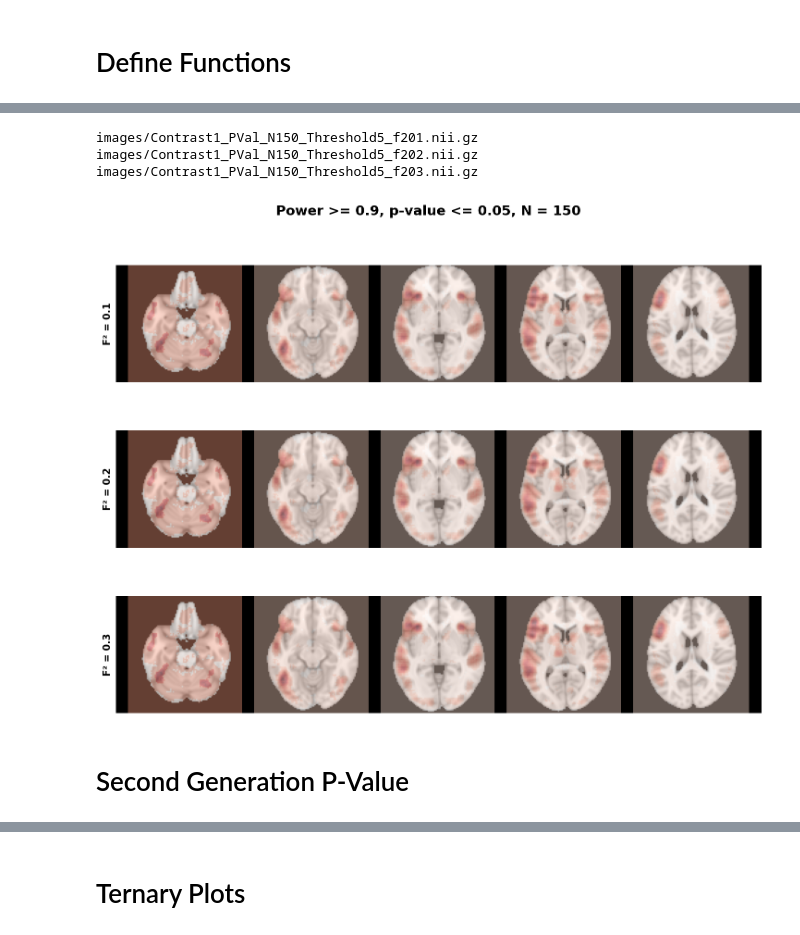
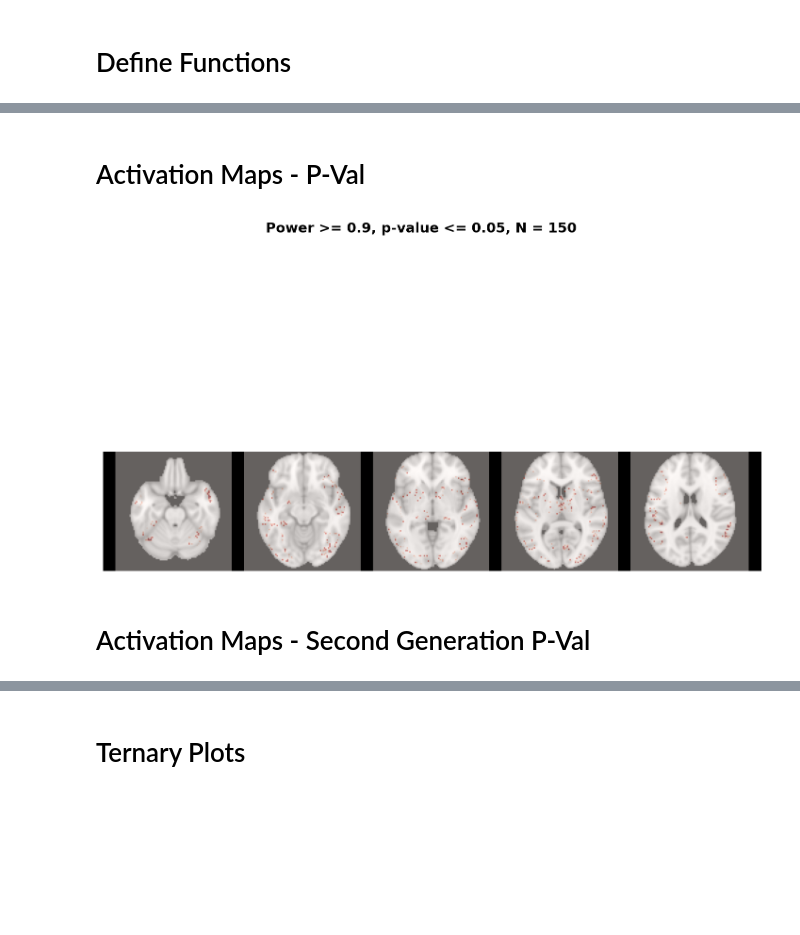
Before and after one commit to eplarocco/brain_science_for_ds, a Jupyter notebook: Power_PVal_2nd_Gen_PVal.ipynb, the cells around one changed output, grey strips where cells are left out. Drawn from its saved outputs; the diff is of its cells as text; code cells hidden in the pictures; blank space fills up the shorter version.

```diff
--- a/Power_PVal_2nd_Gen_PVal.ipynb
+++ b/Power_PVal_2nd_Gen_PVal.ipynb
@@ -121,9 +209,7 @@ images/Contrast1_Power_N150_p05_Power90_f203.nii.gz
 # %%
 # Define the activation files
 activation_files = [
-    'images/Contrast1_Power_N150_p05_Power90_f201.nii.gz',
-    'images/Contrast1_Power_N150_p05_Power90_f202.nii.gz',
-    'images/Contrast1_Power_N150_p05_Power90_f203.nii.gz'
+    'images/PowerContrast_N150_p05_Power90_f201.nii.gz'
 ]
 
 # Load the anatomical image
@@ -143,7 +229,7 @@ for row, activation_file in enumerate(activation_files):
     activation_data = activation.get_fdata()
 
     # Extract metadata from filename
-    match = re.search(r'images/Contrast1_Power_N(\d+)_p(\d+)_Power(\d+)_f2(\d+)', activation_file)
+    match = re.search(r'images/PowerContrast_N(\d+)_p(\d+)_Power(\d+)_f2(\d+)', activation_file)
     if match:
         f_value = float(match.group(4)) / 10
         n_value = match.group(1)
@@ -185,52 +268,9 @@ plt.show()
-# %%
-# Load fMRI images
-MNIAtlas = load_nii('anatomical.nii.gz')
-Contrast = load_nii('language_uniformity-test_z_FDR_0.01.nii.gz')
-#Contrast = load_nii('language_association_test_z_FDR_0.01.nii.gz')
-
-# Extract image data
-Contrast_img = Contrast.get_fdata()
-
-for a in f2:
-
-    # Get image dimensions correctly
-    XDIM, YDIM, ZDIM = Contrast_img.shape
-    PowerImage1 = np.zeros((XDIM, YDIM, ZDIM))
-
-    # P-Val analysis
-    for p in d:
-        for n in Ns:
-            for i in range(XDIM):
-                for j in range(YDIM):
-                    for k in range(ZDIM):
-                        if Contrast_img[i, j, k] > 0:
-                            p_value = 2 * (1 - norm.cdf(Contrast_img[i, j, k]))
-                            if p_value <= p:
-                                PowerImage1[i, j, k] = p_value #adjusts 3d matrix on values to only include p-values below alpha (overwrites default zeros)
-
-
-            #Scale after converting z to p
-            ContrastImage1 = np.max(PowerImage1) # Compute max contrast
-            PowerImage = (a / ContrastImage1) * Contrast_img # Scale contrast images
-
-            # Format filename correctly
-            f2value = str(a).replace('0.', '0')
-            filename = f'images/Contrast1_PVal_N{n}_Threshold{int(p * 100)}_f2{f2value}.nii.gz'
-            print(filename)
-
-            # Save power image as a NIfTI file
-            PowerImage_nii = nib.Nifti1Image(PowerImage, Contrast.affine, Contrast.header)
-            nib.save(PowerImage_nii, filename)
-# %% [output]
-images/Contrast1_PVal_N150_Threshold5_f201.nii.gz
-images/Contrast1_PVal_N150_Threshold5_f202.nii.gz
-images/Contrast1_PVal_N150_Threshold5_f203.nii.gz
+# %% [markdown]
+# Activation Maps - P-Val
 # %%
 # Define the activation files
 activation_files = [
-    'images/Contrast1_PVal_N150_Threshold5_f201.nii.gz',
-    'images/Contrast1_PVal_N150_Threshold5_f202.nii.gz',
-    'images/Contrast1_PVal_N150_Threshold5_f203.nii.gz'
+    'images/PValContrast_N150_p05_Power90_f201.nii.gz'
 ]
 
 # Load the anatomical image
@@ -250,40 +290,41 @@ for row, activation_file in enumerate(activation_files):
     activation_data = activation.get_fdata()
 
     # Extract metadata from filename
-    match = re.search(r'images/Contrast1_PVal_N(\d+)_Threshold(\d+)_f2(\d+)', activation_file)
+    match = re.search(r'images/PowerContrast_N(\d+)_p(\d+)_Power(\d+)_f2(\d+)', activation_file)
     if match:
-        f_value = float(match.group(3)) / 10
+        f_value = float(match.group(4)) / 10
         n_value = match.group(1)
         p_value = float(match.group(2)) / 100
+        power_value = float(match.group(3)) / 100
         title_text = f"Power >= {power_value}, p-value <= {p_value}, N = {n_value}"
     else:
         f_value = None
 
     # Loop through slices
     for col, slice_idx in enumerate(slices_indices):
         slice_img = data[:, :, slice_idx]
         activation_img = activation_data[:, :, slice_idx]
 
         # Rotate images by 90 degrees
         rotated_slice = np.flip(rotate(slice_img, 90, reshape=False, mode='constant', cval=0), axis=1)
         rotated_activation = np.flip(rotate(activation_img, 90, reshape=False, mode='constant', cval=0), axis=1)
 
 
         ax = axes[row, col] if len(activation_files) > 1 else axes[col]
         ax.imshow(rotated_slice, cmap='gray')
         ax.imshow(np.ma.masked_where(rotated_activation == 0, rotated_activation), cmap='Reds', alpha=0.4)
         ax.set_xticks([])
         ax.set_yticks([])
         ax.set_frame_on(False)
 
         # Set y-axis titles
         if col == 0 and f_value is not None:
             ax.set_ylabel(f"F² = {f_value}", fontsize=10, fontweight='bold')
 
 fig.suptitle(title_text, fontsize=14, fontweight='bold', y=0.95)
 plt.subplots_adjust(wspace=-0.1, hspace=0.1)
 plt.show()
 # %% [output]
-[figure, old version]
+[figure, new version]
 # %% [markdown]
-# Second Generation P-Value
+# Activation Maps - Second Generation P-Val
```
Also changed, not shown: parts of 26 cells of this notebook, 9 other files.
